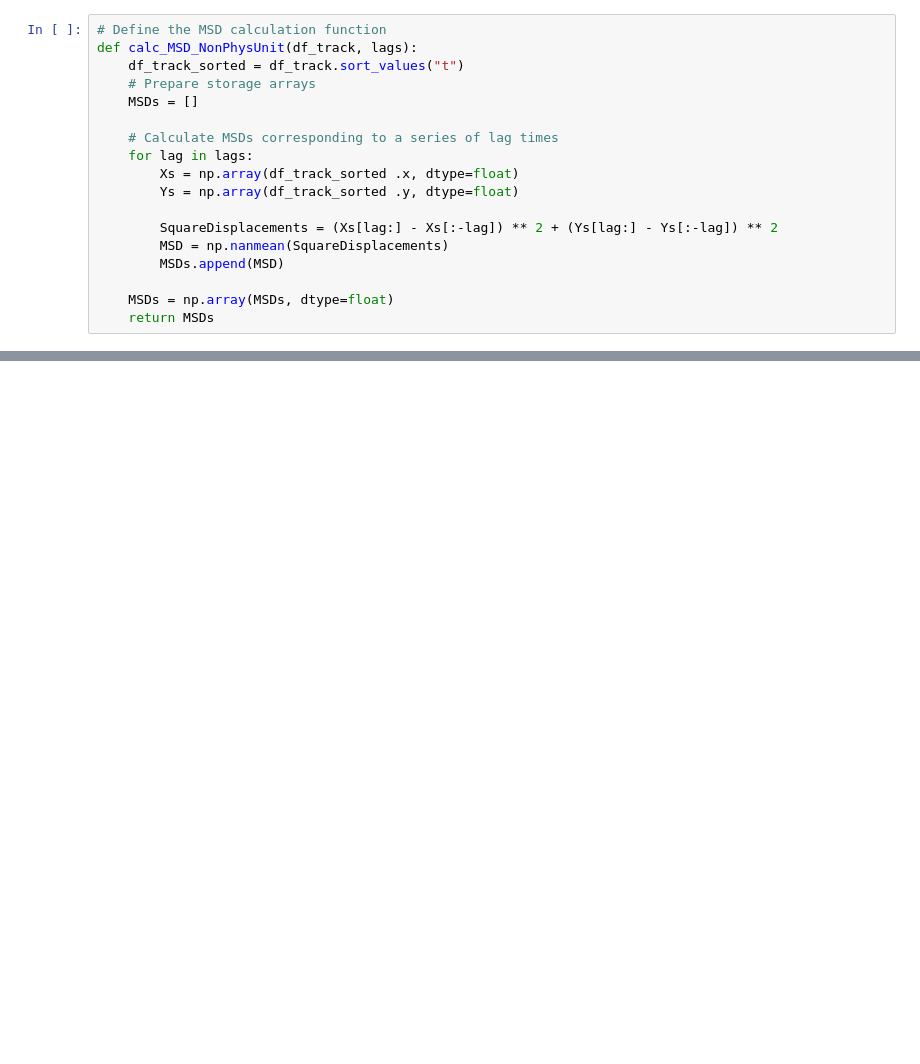
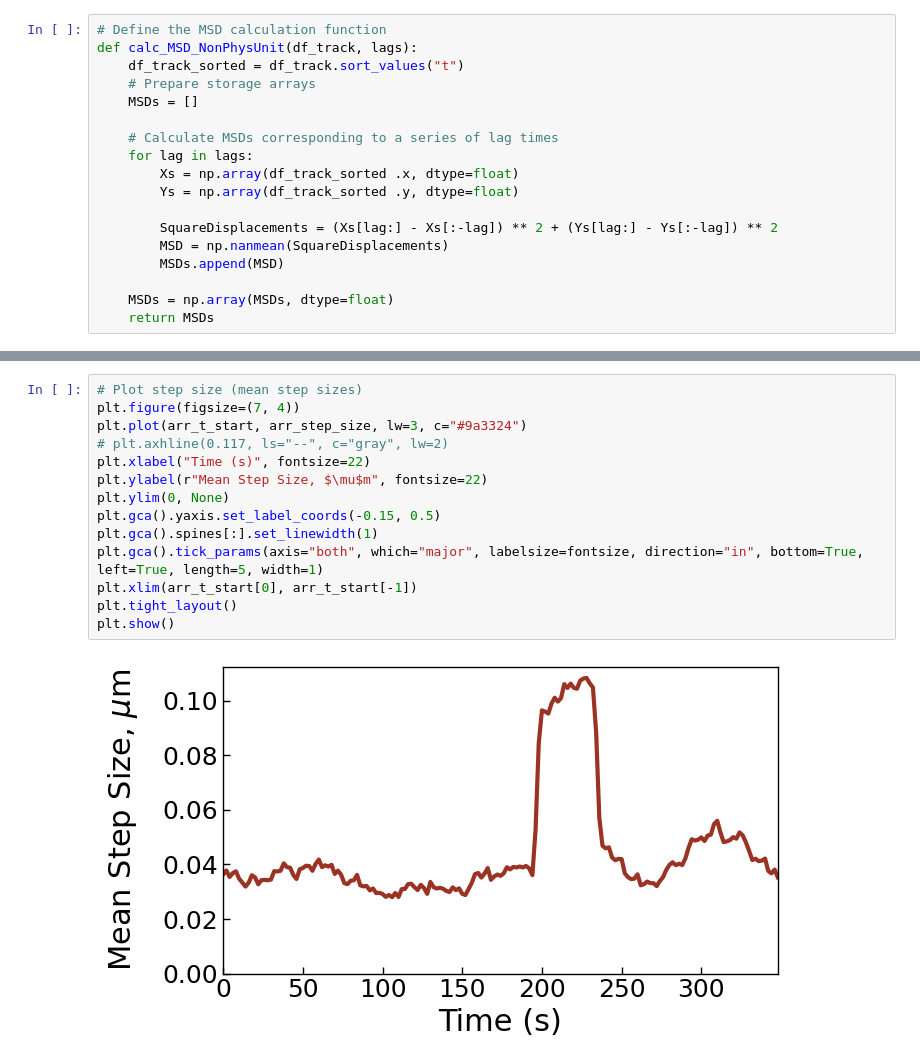
Before and after one commit to walterlab-um/Hyperosmotic_Confinement-Jump, a Jupyter notebook: plots/alpha_diffusion_coefficient_with_t.ipynb, the cells around one changed output, grey strips where cells are left out. Drawn from its saved outputs; the diff is of its cells as text; blank space fills up the shorter version.

```diff
--- a/plots/alpha_diffusion_coefficient_with_t.ipynb
+++ b/plots/alpha_diffusion_coefficient_with_t.ipynb
@@ -218,0 +254,16 @@ plt.show()
+# %%
+# Plot step size (mean step sizes)
+plt.figure(figsize=(7, 4))
+plt.plot(arr_t_start, arr_step_size, lw=3, c="#9a3324")
+# plt.axhline(0.117, ls="--", c="gray", lw=2)
+plt.xlabel("Time (s)", fontsize=22)
+plt.ylabel(r"Mean Step Size, $\mu$m", fontsize=22)
+plt.ylim(0, None)
+plt.gca().yaxis.set_label_coords(-0.15, 0.5)
+plt.gca().spines[:].set_linewidth(1)
+plt.gca().tick_params(axis="both", which="major", labelsize=fontsize, direction="in", bottom=True, left=True, length=5, width=1)
+plt.xlim(arr_t_start[0], arr_t_start[-1])
+plt.tight_layout()
+plt.show()
+# %% [output]
+[figure, added]
```
Also changed, not shown: parts of 11 cells of this notebook.
